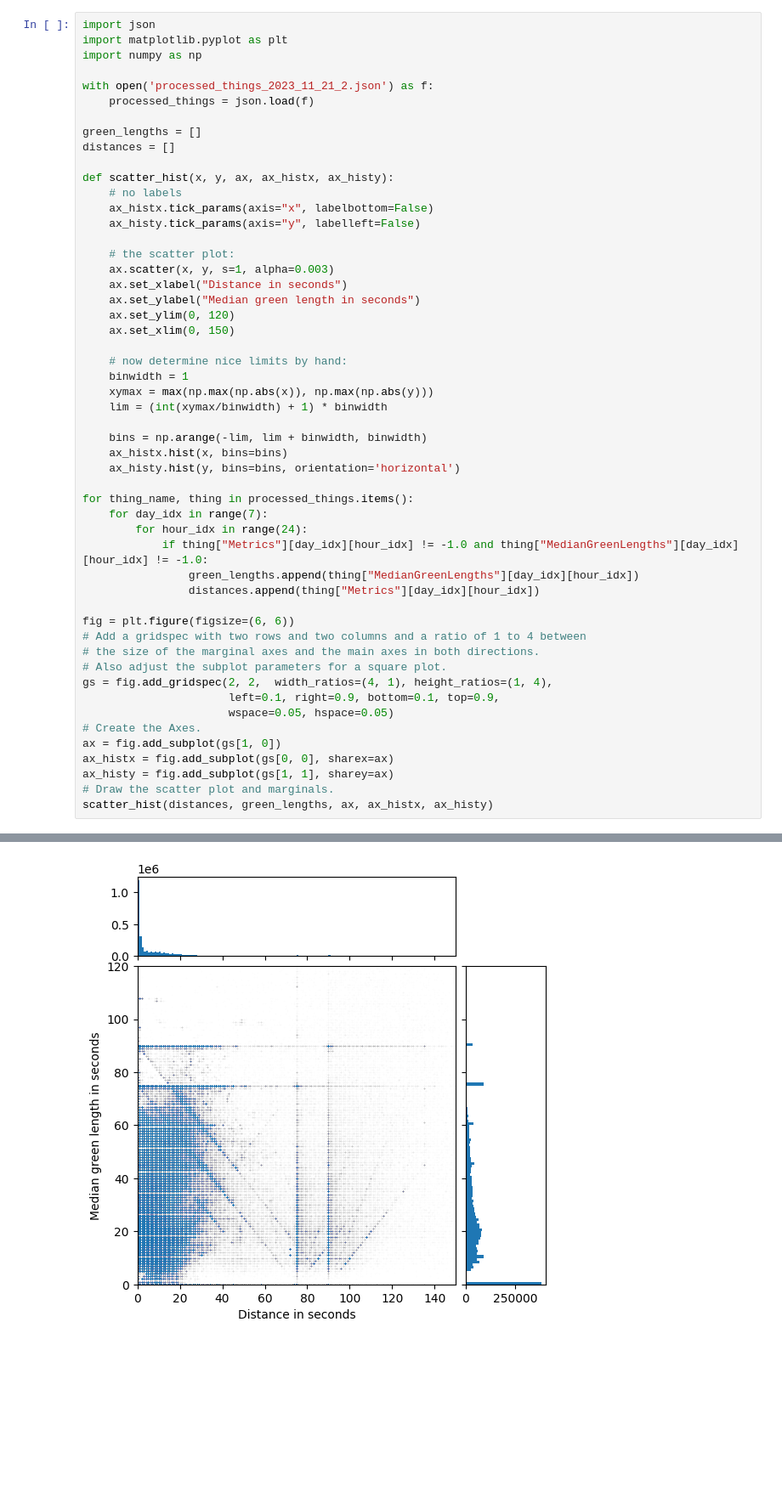
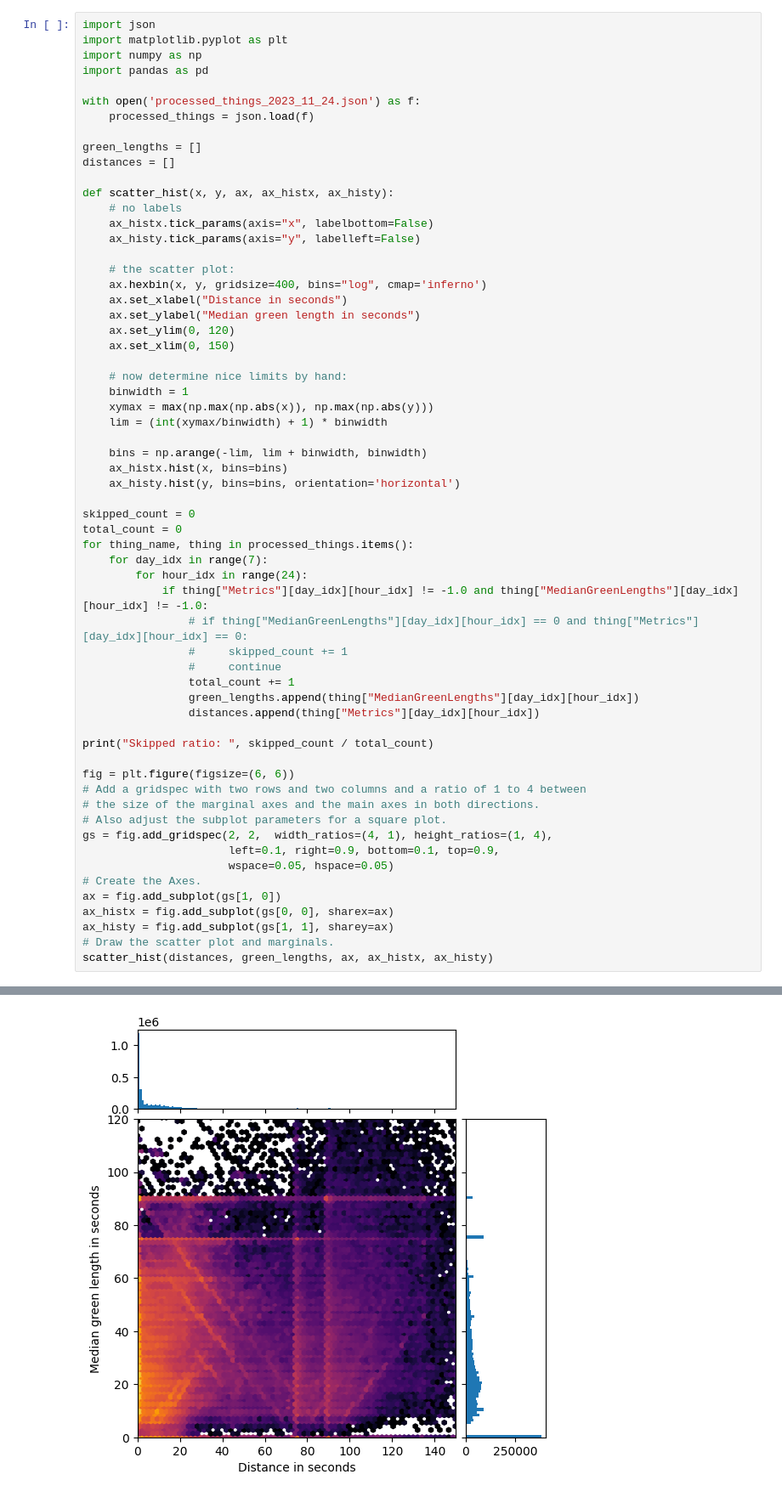
Before and after one commit to priobike/priobike-predictability-study, a Jupyter notebook: studies/db/go_rewrite/notebooks/studies_charts_scatter.ipynb, the cells around one changed output, grey strips where cells are left out. Shown at 85% size. Drawn from its saved outputs; the diff is of its cells as text; blank space fills up the shorter version.

```diff
--- a/studies/db/go_rewrite/notebooks/studies_charts_scatter.ipynb
+++ b/studies/db/go_rewrite/notebooks/studies_charts_scatter.ipynb
@@ -2,8 +2,9 @@
 import json
 import matplotlib.pyplot as plt
 import numpy as np
+import pandas as pd
 
-with open('processed_things_2023_11_21_2.json') as f:
+with open('processed_things_2023_11_24.json') as f:
     processed_things = json.load(f)
 
 green_lengths = []
@@ -15,7 +16,7 @@ def scatter_hist(x, y, ax, ax_histx, ax_histy):
     ax_histy.tick_params(axis="y", labelleft=False)
 
     # the scatter plot:
-    ax.scatter(x, y, s=1, alpha=0.003)
+    ax.hexbin(x, y, gridsize=400, bins="log", cmap='inferno')
     ax.set_xlabel("Distance in seconds")
     ax.set_ylabel("Median green length in seconds")
     ax.set_ylim(0, 120)
@@ -30,12 +31,20 @@ def scatter_hist(x, y, ax, ax_histx, ax_histy):
     ax_histx.hist(x, bins=bins)
     ax_histy.hist(y, bins=bins, orientation='horizontal')
 
+skipped_count = 0
+total_count = 0
 for thing_name, thing in processed_things.items():
     for day_idx in range(7):
         for hour_idx in range(24):
             if thing["Metrics"][day_idx][hour_idx] != -1.0 and thing["MedianGreenLengths"][day_idx][hour_idx] != -1.0:
+                # if thing["MedianGreenLengths"][day_idx][hour_idx] == 0 and thing["Metrics"][day_idx][hour_idx] == 0:
+                #     skipped_count += 1
+                #     continue
+                total_count += 1
                 green_lengths.append(thing["MedianGreenLengths"][day_idx][hour_idx])
                 distances.append(thing["Metrics"][day_idx][hour_idx])
+
+print("Skipped ratio: ", skipped_count / total_count)
 
 fig = plt.figure(figsize=(6, 6))
 # Add a gridspec with two rows and two columns and a ratio of 1 to 4 between
@@ -54 +64 @@ scatter_hist(distances, green_lengths, ax, ax_histx, ax_histy)
-[figure, old version]
+[figure, new version]
```
Also changed, not shown: parts of 4 cells of this notebook, 12 other files.
